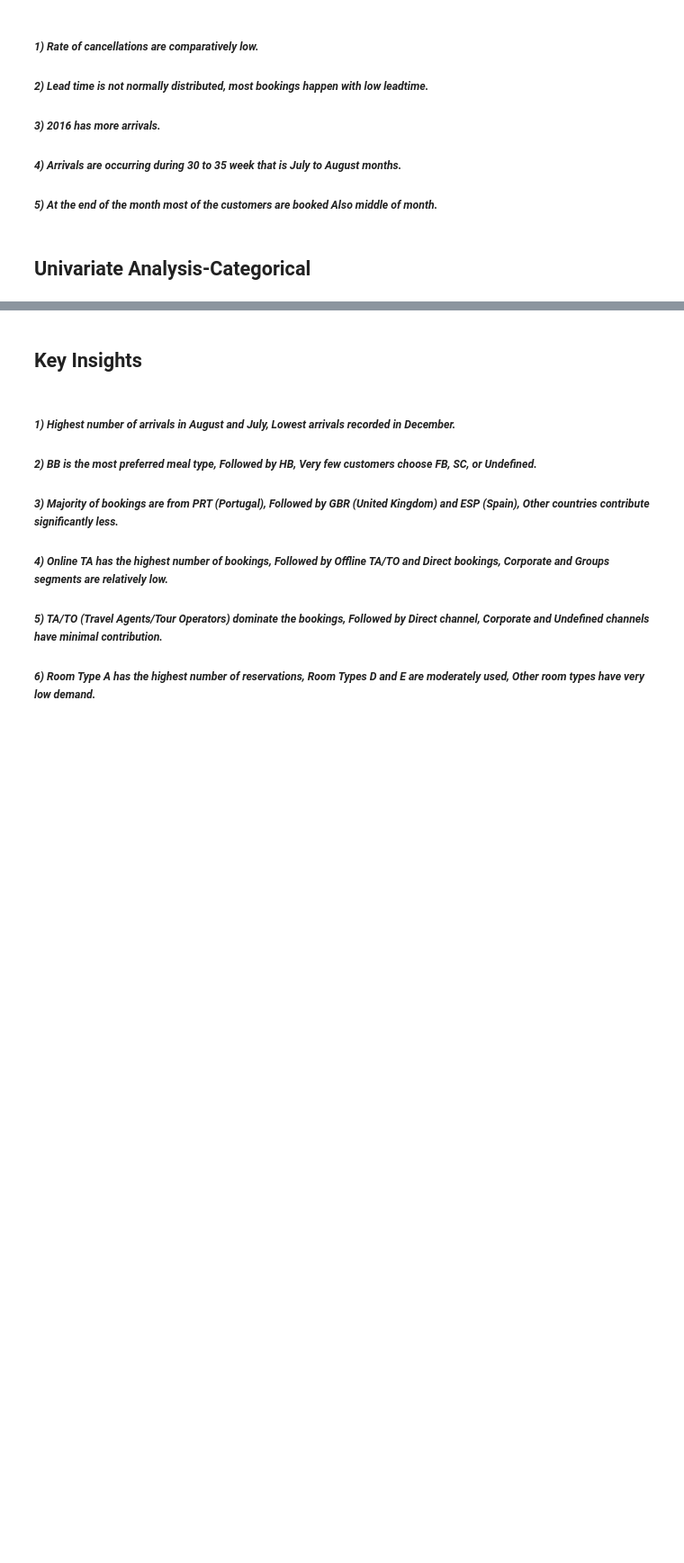
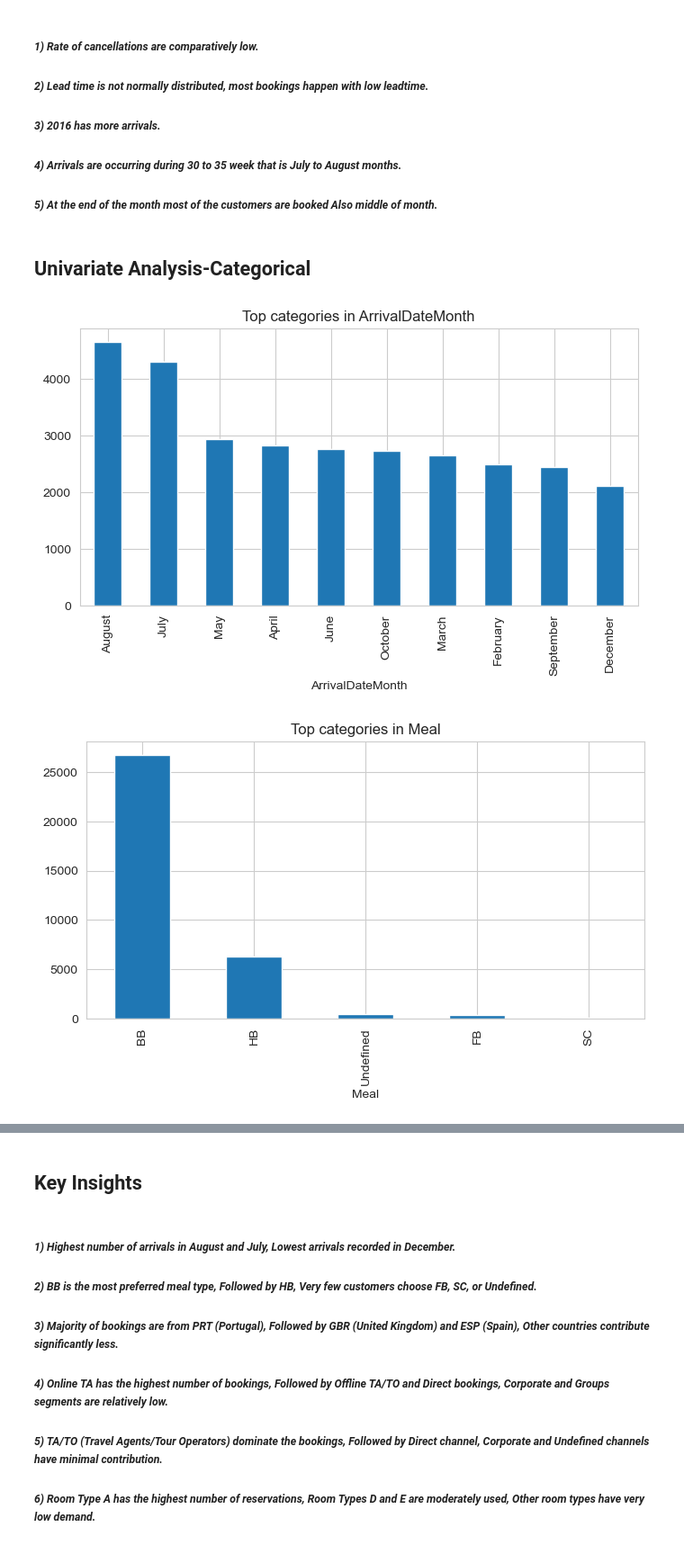
Before and after one commit to Hibaummer/Infotact-Team-9, a Jupyter notebook: Week 2/EDA_Statistical Testing.ipynb, the cells around one changed output, grey strips where cells are left out. Shown at 90% size. Drawn from its saved outputs; the diff is of its cells as text; code cells hidden in the pictures; blank space fills up the shorter version.

```diff
--- a/Week 2/EDA_Statistical Testing.ipynb
+++ b/Week 2/EDA_Statistical Testing.ipynb
@@ -92,10 +92,13 @@ for col in num_cols:
 # %% [markdown]
 ## Univariate Analysis-Categorical
 # %%
-#cat_cols = df.select_dtypes(include='object').columns
-cat_cols=[]
+cat_cols = df.select_dtypes(include='object').columns
+#cat_cols=[]
 for col in cat_cols:
     plt.figure(figsize=(8,4))
     df[col].value_counts().head(10).plot(kind='bar')
     plt.title(f'Top categories in {col}')
     plt.show()
+# %% [output]
+[figure, added]
+[figure, added]
```
Also changed, not shown: parts of 1 cell of this notebook, 1 other file.
